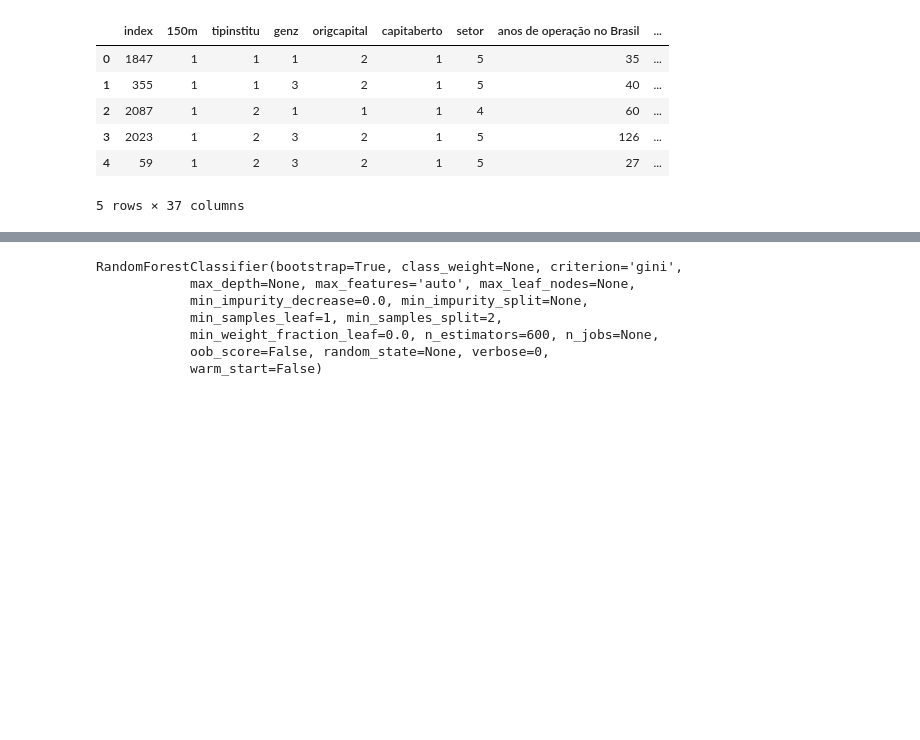
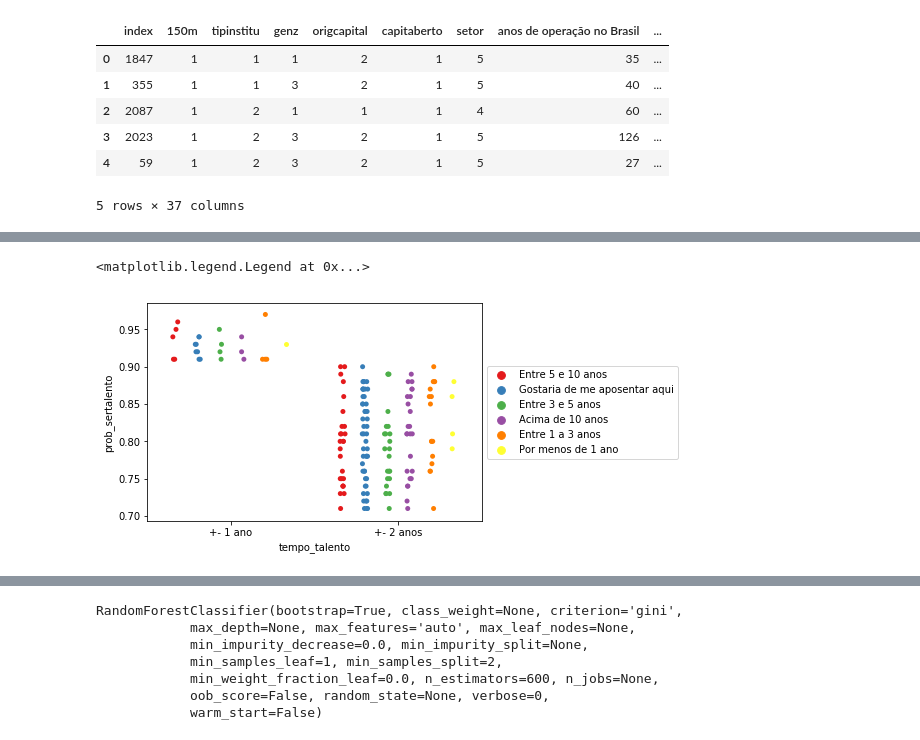
Before and after one commit to rdgcdasilva/gestao-talentos, a Jupyter notebook: Modelagem_RL e RF_ Python_dados Melhores.ipynb, the cells around one changed output, grey strips where cells are left out. Saved outputs shown, nothing was run; the diff lists cells and outputs as text; code cells hidden in the pictures; blank space fills up the shorter version.

```diff
--- a/Modelagem_RL e RF_ Python_dados Melhores.ipynb
+++ b/Modelagem_RL e RF_ Python_dados Melhores.ipynb
@@ -140,0 +150,9 @@ coef.to_excel('coef_teste.xls', sheet_name= 'sheet1')
+# %%
+interval = (final['prob_sertalento'] > 0.7)
+final_intervalcritic = final.loc[interval]
+# %%
+sns.stripplot(x="tempo_talento", y="prob_sertalento", data=final_intervalcritic,jitter=True,hue='Futuro na empresa',palette='Set1',split=True)
+plt.legend(loc='center left', bbox_to_anchor=(1.0, 0.5))
+# %% [output]
+<matplotlib.legend.Legend at 0x...>
+[figure, added]
```
Also changed, not shown: parts of 31 cells of this notebook.
